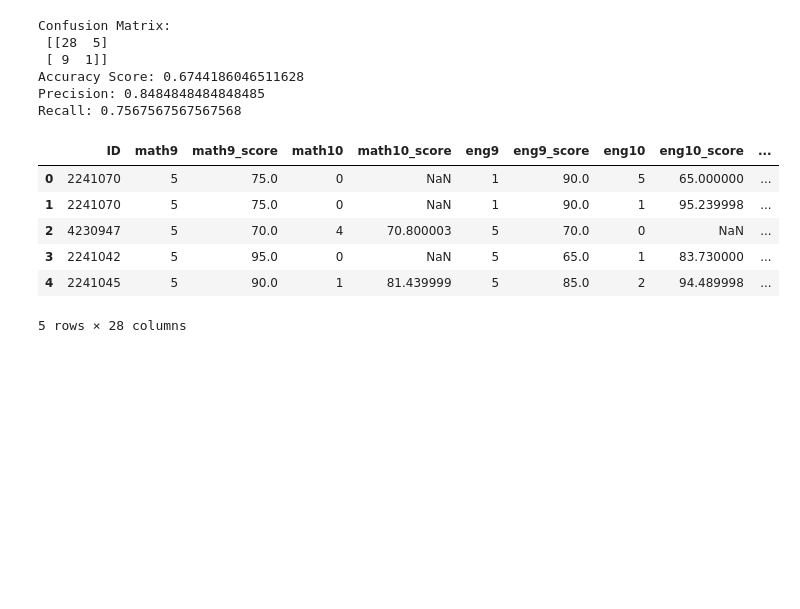
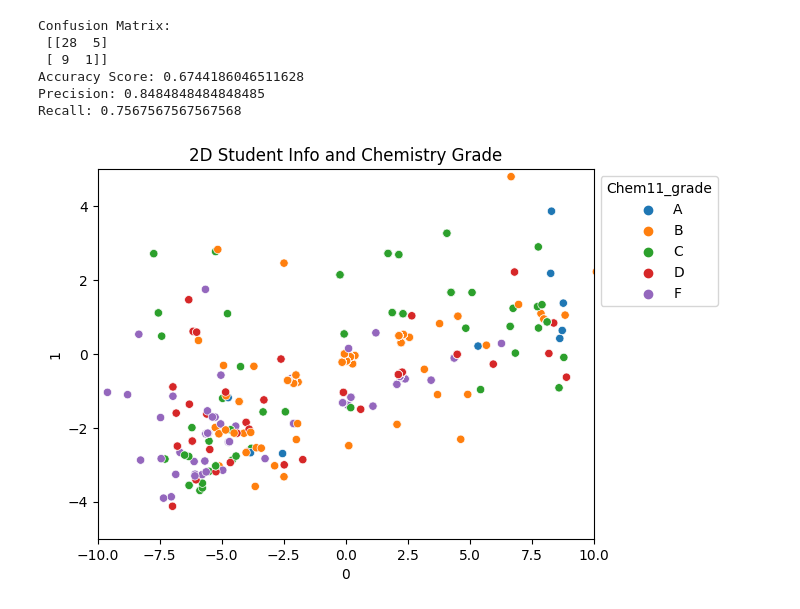
Before and after one commit to michaelzwartz/Science-Elective-Enrollment, a Jupyter notebook: Analysis.ipynb, the cells around one changed output. Saved outputs shown, nothing was run; the diff lists cells and outputs as text; code cells hidden in the pictures; blank space fills up the shorter version.

```diff
--- a/Analysis.ipynb
+++ b/Analysis.ipynb
@@ -245,53 +244,3 @@ Confusion Matrix:
 Accuracy Score: 0.6744186046511628
 Precision: 0.8484848484848485
 Recall: 0.7567567567567568
-# %%
-#fuzzy c-means to predict student success in chemistry
-from sklearn.preprocessing import StandardScaler
-from fcmeans import FCM
-from sklearn import metrics
-from sklearn.metrics import pairwise_distances
-from sklearn.metrics import davies_bouldin_score
-
-
-def fuzzy_cluster(data, clusters, fuzzifier):
-    data_df = pd.DataFrame(np.rot90(data), columns=["feature1", "feature2"])
-
-    model = FCM(n_clusters = clusters, m=fuzzifier) #m is the fuzzifier
-    model.fit(np.rot90(data))
-    centers = model.centers
-    #print("The centers are:  ", centers)
-    err = model.error
-    #print("The Error is:  ", err)
-
-    labels = model.predict(np.rot90(data))
-    #data_df['Cluster FCM'] = labels
-
-    x = data_df['feature1']
-    y = data_df['feature2']
-    #label = data_df["Cluster FCM"]
-
-    #Plot the data with different color clusters
-    fig = plt.figure(figsize=(5,4))
-    plt.scatter(x, y, c=labels)
-
-    return data_df, labels
-
-df_c_means = df
-
-df_c_means['Chem11_grade'] = pd.cut(x=df_c_means['chem11_score'],
-                                     bins=[0, 59.5, 69.5, 79.5, 89.5, 100],
-                                     labels = ['F', 'D', 'C', 'B', 'A'])
-
-df_c_means = df.drop(['chem11', 'chem11_score'], axis = 1)
-
-
-df_c_means.head()
-# %% [output]
-|  | ID | math9 | math9_score | math10 | math10_score | eng9 | eng9_score | eng10 | eng10_score | ... |
-| 0 | 2241070 | 5 | 75.0 | 0 | NaN | 1 | 90.0 | 5 | 65.000000 | ... |
-| 1 | 2241070 | 5 | 75.0 | 0 | NaN | 1 | 90.0 | 1 | 95.239998 | ... |
-| 2 | 4230947 | 5 | 70.0 | 4 | 70.800003 | 5 | 70.0 | 0 | NaN | ... |
-| 3 | 2241042 | 5 | 95.0 | 0 | NaN | 5 | 65.0 | 1 | 83.730000 | ... |
-| 4 | 2241045 | 5 | 90.0 | 1 | 81.439999 | 5 | 85.0 | 2 | 94.489998 | ... |
-5 rows × 28 columns
@@ -297,0 +269,27 @@ df_c_means.head()
+# %%
+#set up FAMD method
+famd_2D = FAMD(n_components=2,n_iter=3,copy=True,check_input=True,engine='sklearn',random_state=42)
+famd2_2D = FAMD(n_components=2,n_iter=3,copy=True,check_input=True,engine='sklearn',random_state=42)
+
+#reduce dimensions for training set
+famd_2D =famd_2D.fit(df_ML_train)
+df_ML_train_reduced = famd_2D.row_coordinates(df_ML_train)
+df_ML_train_reduced = df_ML_train_reduced
+df_ML_train_reduced_labels = df_ML_train_reduced.join(df_ML_labels['Chem11_grade']).reset_index()
+
+
+famd2_2D =famd2_2D.fit(df_ML_test)
+df_ML_test_reduced = famd2_2D.row_coordinates(df_ML_test)
+df_ML_test_reduced = df_ML_test_reduced.reset_index()
+
+#plot 2D data
+x = df_ML_train_reduced_labels[0]
+y = df_ML_train_reduced_labels[1]
+colors = df_ML_train_reduced_labels['Chem11_grade']
+
+fig, ax = plt.subplots()
+sns.scatterplot(x, y, hue=colors, hue_order = ['A', 'B', 'C', 'D', 'F'])
+ax.set(xlim = (-10, 10), ylim = (-5, 5), title = "2D Student Info and Chemistry Grade")
+sns.move_legend(ax, "upper left", bbox_to_anchor=(1, 1))
+# %% [output]
+[figure, added]
```
Also changed, not shown: parts of 11 cells of this notebook.
